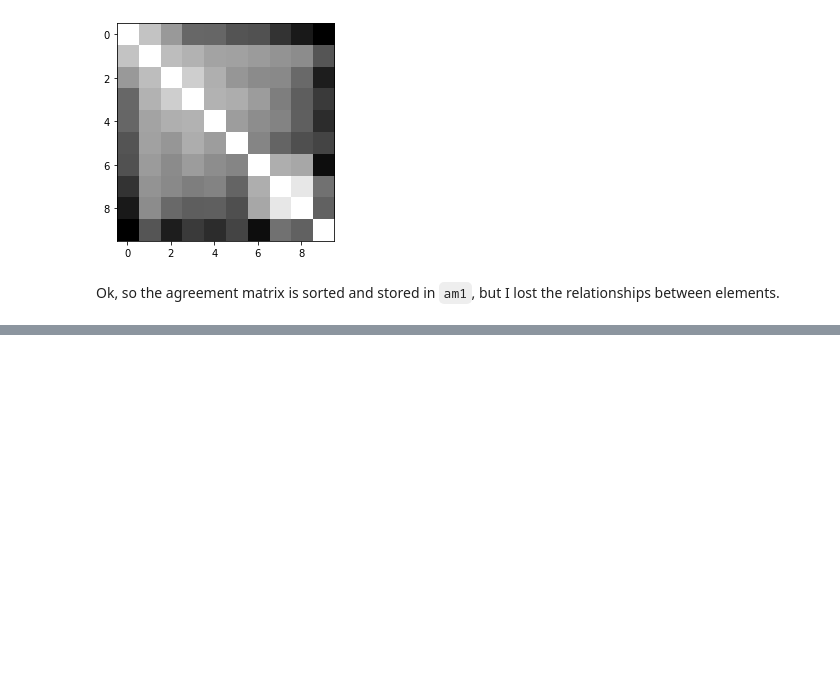
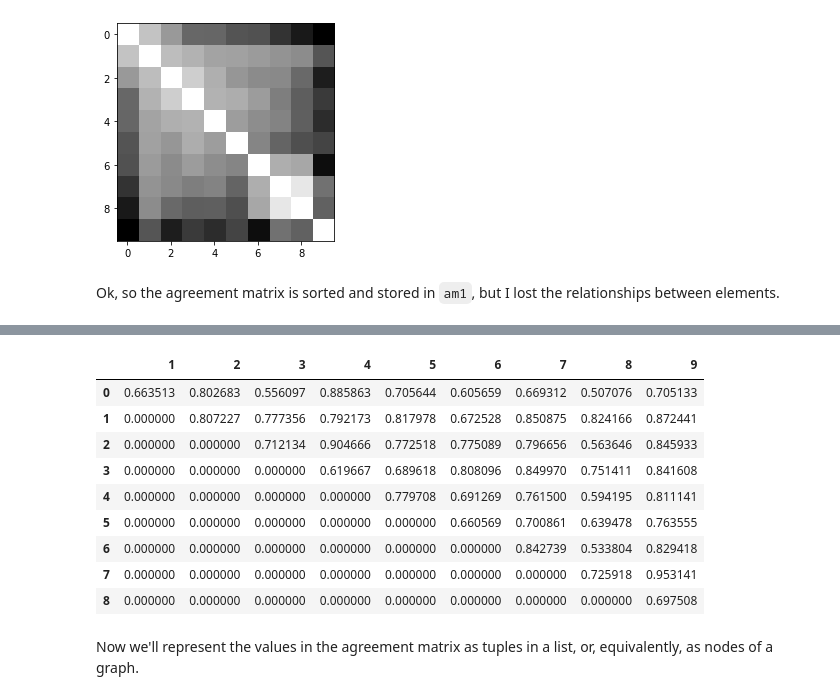
Before and after one commit to uniformlyMatt/PhD-code, a Jupyter notebook: Searching for digit manifolds.ipynb, the cells around one changed output, grey strips where cells are left out. Saved outputs shown, nothing was run; the diff lists cells and outputs as text; code cells hidden in the pictures; blank space fills up the shorter version.

Commit message:
Successfully sorted out indices and agreement values

```diff
--- a/Searching for digit manifolds.ipynb
+++ b/Searching for digit manifolds.ipynb
@@ -275,0 +282,18 @@ Ok, so the agreement matrix is sorted and stored in `am1`, but I lost the relati
+# %%
+am = pd.DataFrame(np.triu(agree_chart, 1))
+am.drop(0, axis = 1, inplace = True)
+am.drop(9, axis = 0, inplace = True)
+am
+# %% [output]
+|  | 1 | 2 | 3 | 4 | 5 | 6 | 7 | 8 | 9 |
+| 0 | 0.663513 | 0.802683 | 0.556097 | 0.885863 | 0.705644 | 0.605659 | 0.669312 | 0.507076 | 0.705133 |
+| 1 | 0.000000 | 0.807227 | 0.777356 | 0.792173 | 0.817978 | 0.672528 | 0.850875 | 0.824166 | 0.872441 |
+| 2 | 0.000000 | 0.000000 | 0.712134 | 0.904666 | 0.772518 | 0.775089 | 0.796656 | 0.563646 | 0.845933 |
+| 3 | 0.000000 | 0.000000 | 0.000000 | 0.619667 | 0.689618 | 0.808096 | 0.849970 | 0.751411 | 0.841608 |
+| 4 | 0.000000 | 0.000000 | 0.000000 | 0.000000 | 0.779708 | 0.691269 | 0.761500 | 0.594195 | 0.811141 |
+| 5 | 0.000000 | 0.000000 | 0.000000 | 0.000000 | 0.000000 | 0.660569 | 0.700861 | 0.639478 | 0.763555 |
+| 6 | 0.000000 | 0.000000 | 0.000000 | 0.000000 | 0.000000 | 0.000000 | 0.842739 | 0.533804 | 0.829418 |
+| 7 | 0.000000 | 0.000000 | 0.000000 | 0.000000 | 0.000000 | 0.000000 | 0.000000 | 0.725918 | 0.953141 |
+| 8 | 0.000000 | 0.000000 | 0.000000 | 0.000000 | 0.000000 | 0.000000 | 0.000000 | 0.000000 | 0.697508 |
+# %% [markdown]
+Now we'll represent the values in the agreement matrix as tuples in a list, or, equivalently, as nodes of a graph.
```
Also changed, not shown: parts of 6 cells of this notebook.
